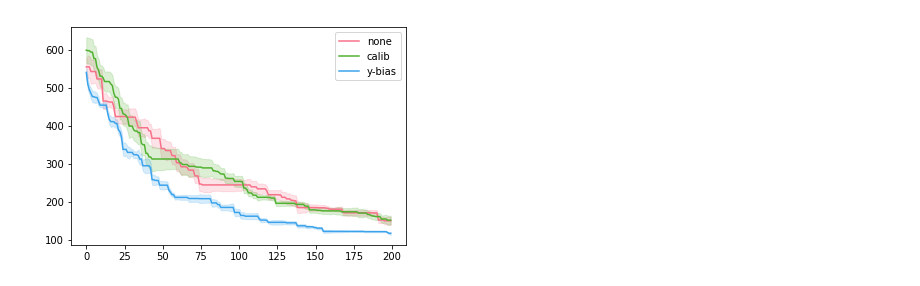
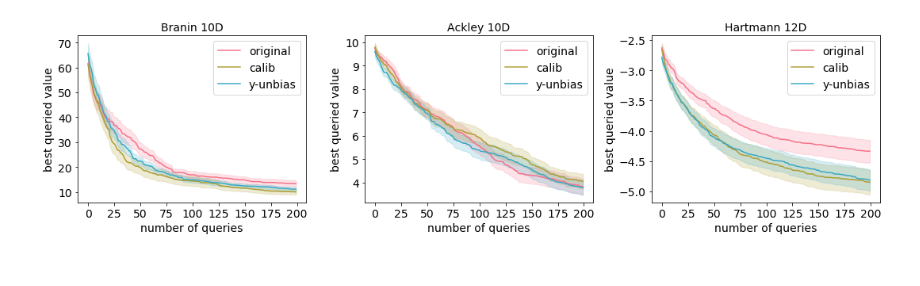
Before and after one commit to ShengjiaZhao/RegressionConstraint, a Jupyter notebook: bayesopt/plot_bo.ipynb, the cells around one changed output. Saved outputs shown, nothing was run; the diff lists cells and outputs as text; code cells hidden in the pictures.

```diff
--- a/bayesopt/plot_bo.ipynb
+++ b/bayesopt/plot_bo.ipynb
@@ -8,7 +8,8 @@ class Args:
     def __init__(self):
         self.log_root = 'log'
         self.incremental = True # If true we don't retrain the model every step
-        self.dataset = 'branin' # This is branin or ackley
+        self.dataset = 'ackley' # This is branin or ackley or hartmann24
+        self.use_val = False
 
         self.re_calib = False
         self.re_bias_f = False
@@ -26,47 +27,64 @@ class Args:
         self.num_run = 10
         self.flow_skip = 1
 # %%
-palette = sns.color_palette('husl', 3)
+palette = np.array(sns.color_palette('husl', 5))[[0, 1, 3]]
 
+fontsize=14
+plt.figure(figsize=(15, 4))
 names = ['none', 'calib', 'y-bias']
-for rep in range(3):
-    result_arr = []
-    for run_label in range(15):
-        args = Args()
-        args.run_label = run_label
-        if rep == 1:
-            args.re_calib = True
-        if rep == 2:
-            args.re_bias_y = True
-        args.name = '%s/model=%s-%r-False-%r-%r-%r-bin=%d-%d-run=%d' % \
-            (args.dataset, args.model, args.incremental, args.re_calib, args.re_bias_f, args.re_bias_y, args.num_bins, args.knn, args.run_label)
-        args.log_dir = os.path.join(args.log_root, args.name)
+titles = ['original', 'calib', 'y-unbias']
+dtitles = ['Branin 10D', 'Ackley 10D', 'Hartmann 12D']
+for didx, dataset in enumerate(['branin10', 'ackley', 'hartmann12']):
+    plt.subplot(1, len(dtitles), didx+1)
+    for rep in range(3):
+        result_arr = []
+        for run_label in range(0, 40):
+            args = Args()
+            args.dataset = dataset
+            args.run_label = run_label
+            if rep == 1:
+                args.re_calib = True
+            if rep == 2:
+                args.re_bias_y = True
+            if rep == 0:
+                args.use_val = False
+            args.name = '%s/model=%s-%r-%r-%r-%r-%r-bin=%d-%d-run=%d' % \
+                (args.dataset, args.model, args.incremental, args.use_val, args.re_calib, args.re_bias_f, args.re_bias_y, args.num_bins, args.knn, args.run_label)
+            args.log_dir = os.path.join(args.log_root, args.name)
 
-        try:
-            reader = open(os.path.join(args.log_dir, 'results.txt'))
-        except:
+            try:
+                reader = open(os.path.join(args.log_dir, 'results.txt'))
+            except:
+                continue
+            line = reader.readline().split()
+            if len(line) < 300:
+                continue
+            if line[0][0:5] == 'Start':
+                line[0] = line[0][5:]
+
+            ys = [float(item) for item in line]
+            min_y = [ys[0]]
+            for y in ys[1:]:
+                if y < min_y[-1]:
+                    min_y.append(y)
+                else:
+                    min_y.append(min_y[-1])
+            result_arr.append(np.array(min_y))
+        print(len(result_arr))
+        if len(result_arr) == 0:
             continue
-        line = reader.readline().split()
-        if len(line) < 300:
-            continue
-        if line[0][0:5] == 'Start':
-            line[0] = line[0][5:]
-
-        ys = [float(item) for item in line]
-        min_y = [ys[0]]
-        for y in ys[1:]:
-            if y < min_y[-1]:
-                min_y.append(y)
-            else:
-                min_y.append(min_y[-1])
-        result_arr.append(np.array(min_y))
-    print(len(result_arr))
-    result_arr = np.stack(result_arr)
-    mean = np.median(result_arr[:, 100:], axis=0)
-    std = result_arr[:, 100:].std(axis=0) / np.sqrt(result_arr.shape[0])
-    plt.plot(range(200), mean, c=palette[rep], label=names[rep])
-    plt.fill_between(range(200), mean-std, mean+std, color=palette[rep], alpha=0.2)
-plt.legend()
-plt.savefig('bo_%s.png' % args.dataset)
+        result_arr = np.stack(result_arr)
+        mean = np.mean(result_arr[:, 100:], axis=0)
+        std = result_arr[:, 100:].std(axis=0) / np.sqrt(result_arr.shape[0]-1)
+        plt.plot(range(200), mean, c=palette[rep], label=titles[rep])
+        plt.fill_between(range(200), mean-std, mean+std, color=palette[rep], alpha=0.2)
+        plt.xlabel('number of queries', fontsize=fontsize)
+        plt.ylabel('best queried value', fontsize=fontsize)
+        plt.xticks(fontsize=fontsize)
+        plt.yticks(fontsize=fontsize)
+    plt.legend(fontsize=fontsize)
+    plt.title(dtitles[didx], fontsize=fontsize)
+plt.tight_layout()
+plt.savefig('bo_all.png')
 plt.show()
 # %% [output]
@@ -76,3 +100,3 @@ plt.show()
-[figure, old version]
+[figure, new version]
 # %%
 plt.show()
```
Also changed, not shown: parts of 1 cell of this notebook, 1 other file.
